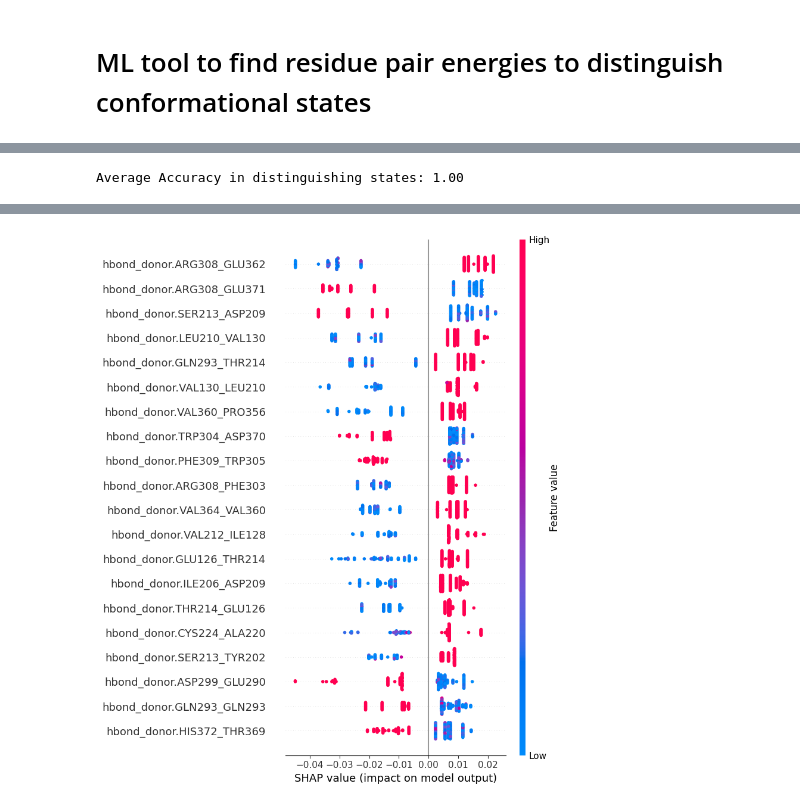
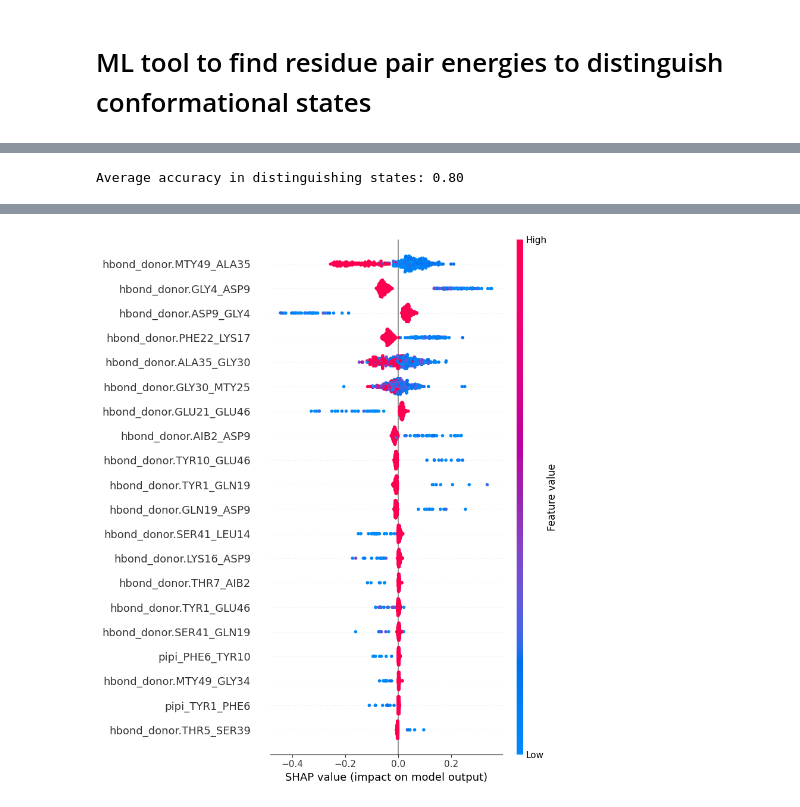
Before and after one commit to Vini-MOliveira/ML_MD, a Jupyter notebook: Interactions_MDtraj.ipynb, the cells around one changed output, grey strips where cells are left out. Saved outputs shown, nothing was run; the diff lists cells and outputs as text; code cells hidden in the pictures.

```diff
--- a/Interactions_MDtraj.ipynb
+++ b/Interactions_MDtraj.ipynb
@@ -45,9 +40,10 @@ def print_residue_info(traj, name):
             print(f"Chain: {chain.index}, Residue Name: {residue.name}, Residue Index: {residue.index}, Residue Seq: {residue.resSeq}")
     print("\n")
 # %%
-#Resid 0 is Cholesterol to INAC / Removing cholesterol to test
-#Resid 0 is ACE for active
+
 residue_id = 0
 residue = top_act.residue(residue_id)
-print(f"Residue ID: {residue_id}, Residue Name: {residue.name}")
+print(f"Residue ID act: {residue_id}, Residue Name: {residue.name}")
+residue = top_inac.residue(residue_id)
+print(f"Residue ID inac: {residue_id}, Residue Name: {residue.name}")
 # %% [output]
@@ -68,11 +66,3 @@ def get_aromatic_ring_atoms(residue):
     if residue.name in aromatic_residues:
         return [atom.index for atom in residue.atoms if atom.name in aromatic_residues[residue.name]]
     return []
-# %%
-# Define constants for hydrogen bond energy calculation
-A = 10  # kcal·Å⁶/mol
-B = 5  # kcal/mol
-
-# Define simplified function to calculate hydrogen bond energy
-def calculate_hbond_energy(distance, angle):
-    return -A / (distance ** 6) - B * np.cos(np.radians(angle)) ** 2
@@ -79,6 +98,6 @@ def calculate_hbond_energy(distance, angle):
 # %%
 #Define simplified function to calculate pi-pi stacking energy
-def calculate_pipi_energy(distance, B=3.0):
+def calculate_pipi_energy(distance, B=10.0):
     return -B / distance**2
 
 # Function to identify pi-pi interactions based on distance only
@@ -175,8 +198,8 @@ df_inac = df_inac.fillna(0)
 df_inac['label'] = pd.Series('inac', index=df_inac.index)
 # %%
 # Drop columns that contain 'hbond_donor' - if you want to use ONLY Pi-Pi
-df_act = df_act.drop(columns=[col for col in df_act.columns if 'hbond_donor' in col])
-df_inac = df_inac.drop(columns=[col for col in df_inac.columns if 'hbond_donor' in col])
+#df_act = df_act.drop(columns=[col for col in df_act.columns if 'hbond_donor' in col])
+#df_inac = df_inac.drop(columns=[col for col in df_inac.columns if 'hbond_donor' in col])
 # %%
 # Load Modules for ML
 
@@ -188,18 +211,18 @@ from sklearn.model_selection import StratifiedKFold
 from sklearn.metrics import accuracy_score
 import shap
 # %%
-# just example:
+# Numver of DFs and labels can be changed!
 df1 = df_inac
 df2 = df_act
-df3 = df_act
+#df3 = df_act
 
 # Add the num_label column
 df1['num_label'] = 0
 df2['num_label'] = 1
-df3['num_label'] = 2
+#df3['num_label'] = 2
 
 # Identify all unique columns across all DataFrames
-all_columns = set(df1.columns).union(set(df2.columns)).union(set(df3.columns))
+all_columns = set(df1.columns).union(set(df2.columns))#.union(set(df3.columns))
 
 # Add missing columns to each DataFrame with zero values
 def add_missing_columns(df, all_columns):
@@ -210,15 +233,15 @@ def add_missing_columns(df, all_columns):
 
 df1 = add_missing_columns(df1, all_columns)
 df2 = add_missing_columns(df2, all_columns)
-df3 = add_missing_columns(df3, all_columns)
+#df3 = add_missing_columns(df3, all_columns)
 
 # Ensure columns order is consistent
 df1 = df1[sorted(all_columns)]
 df2 = df2[sorted(all_columns)]
-df3 = df3[sorted(all_columns)]
+#df3 = df3[sorted(all_columns)]
 
 # Merge the dataframes
-merged_df = pd.concat([df1, df2, df3])
+merged_df = pd.concat([df1, df2])
 
 # Shuffle the merged dataframe
 shuffled_df = merged_df.sample(frac=1).reset_index(drop=True)
@@ -244,32 +267,32 @@ accuracies = []
 for train_index, test_index in kf.split(X, y):
     X_train, X_test = X.iloc[train_index], X.iloc[test_index]
     y_train, y_test = y.iloc[train_index], y.iloc[test_index]
 
     # Train the model
     model.fit(X_train, y_train)
 
     # Make predictions and compute accuracy
     y_pred = model.predict(X_test)
     accuracy = accuracy_score(y_test, y_pred)
     accuracies.append(accuracy)
 
     # Compute SHAP values
     explainer = shap.TreeExplainer(model)
     shap_values = explainer.shap_values(X_test)
     shap_values_list.append(shap_values[1])  # shap_values[1] for class 1 (positive class)
 
 # Average accuracy across folds
 average_accuracy = np.mean(accuracies)
 print(f"Average accuracy in distinguishing states: {average_accuracy:.2f}")
 
 # Aggregate SHAP values across folds
 aggregated_shap_values = np.concatenate(shap_values_list)
 X_test_aggregated = np.concatenate([X.iloc[test_index] for train_index, test_index in kf.split(X, y)])
 
 # Visualize the SHAP values for the positive class
 shap.initjs()
 shap.summary_plot(aggregated_shap_values, X_test_aggregated, feature_names=X.columns)
 # %% [output]
-Average Accuracy in distinguishing states: 1.00
+Average accuracy in distinguishing states: 0.80
 [interactive output not drawn]
-[figure, old version]
+[figure, new version]
```
Also changed, not shown: parts of 9 cells of this notebook, 6 other files.
